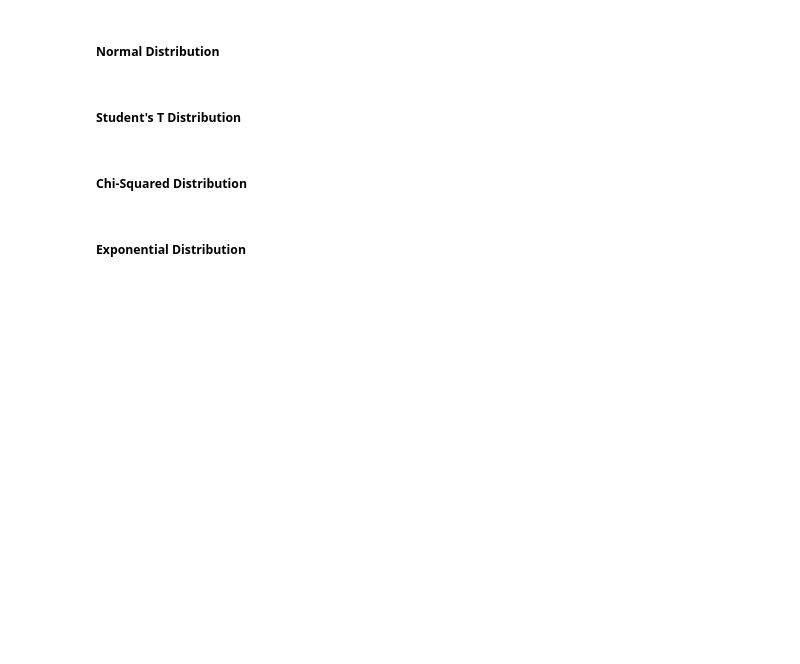
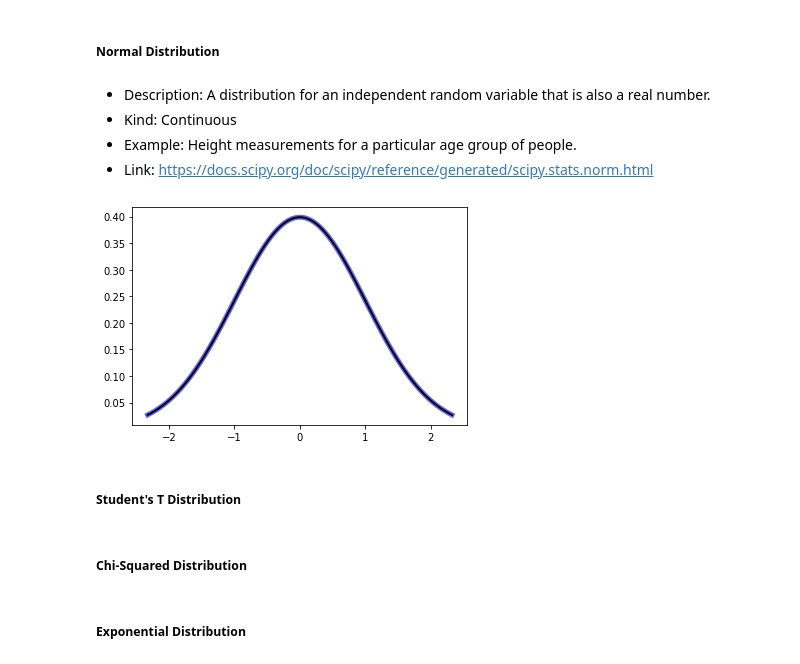
Before and after one commit to Pine9/StatBook, a Jupyter notebook: Statistics Workbook.ipynb, the cells around one changed output. Cells and saved outputs as stored; diff of their text form; code cells hidden in the pictures; blank space fills up the shorter version.

```diff
--- a/Statistics Workbook.ipynb
+++ b/Statistics Workbook.ipynb
@@ -130,5 +189,25 @@ plt.show()
 # %% [markdown]
 ##### Normal Distribution
+# %% [markdown]
+* Description: A distribution for an independent random variable that is also a real number.
+* Kind: Continuous
+* Example: Height measurements for a particular age group of people.
+* Link: https://docs.scipy.org/doc/scipy/reference/generated/scipy.stats.norm.html
+# %%
+from scipy.stats import norm
+
+fig, ax = plt.subplots(1, 1)
+mean, var, skew, kurt = norm.stats(moments='mvsk')
+x = np.linspace(norm.ppf(0.01), norm.ppf(0.99), 100)
+ax.plot(x, norm.pdf(x), 'b-', lw=5, alpha=0.6, label='norm pdf')
+rv = norm()
+ax.plot(x, rv.pdf(x), 'k-', lw=2, label='frozen pdf')
+vals = norm.ppf([0.001, 0.5, 0.999])
+np.allclose([0.001, 0.5, 0.999], norm.cdf(vals))
+r = norm.rvs(size=1000)
+plt.show()
+# %% [output]
+[figure, added]
 # %% [markdown]
 ##### Student's T Distribution
 # %% [markdown]
```
Also changed, not shown: parts of 6 cells of this notebook.
